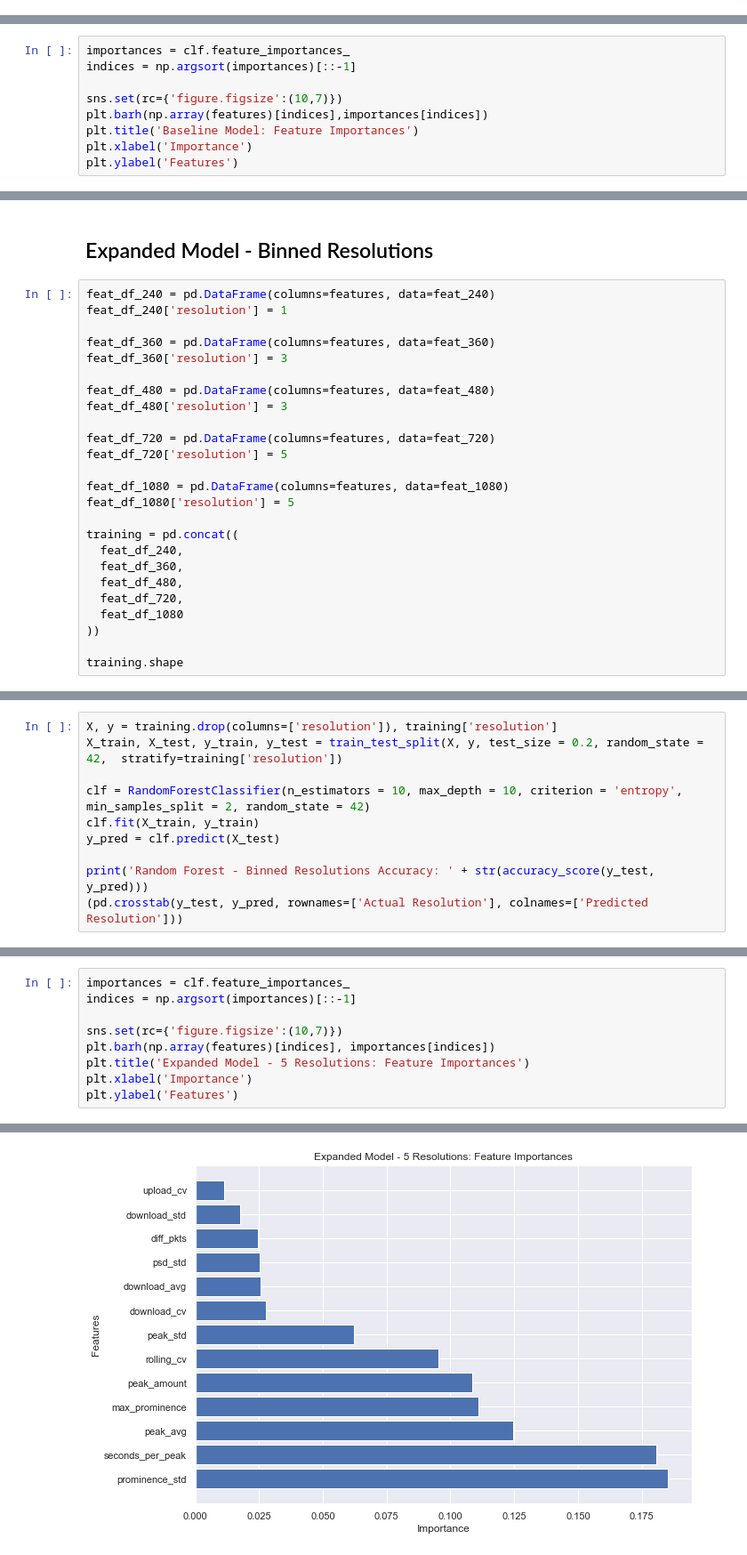
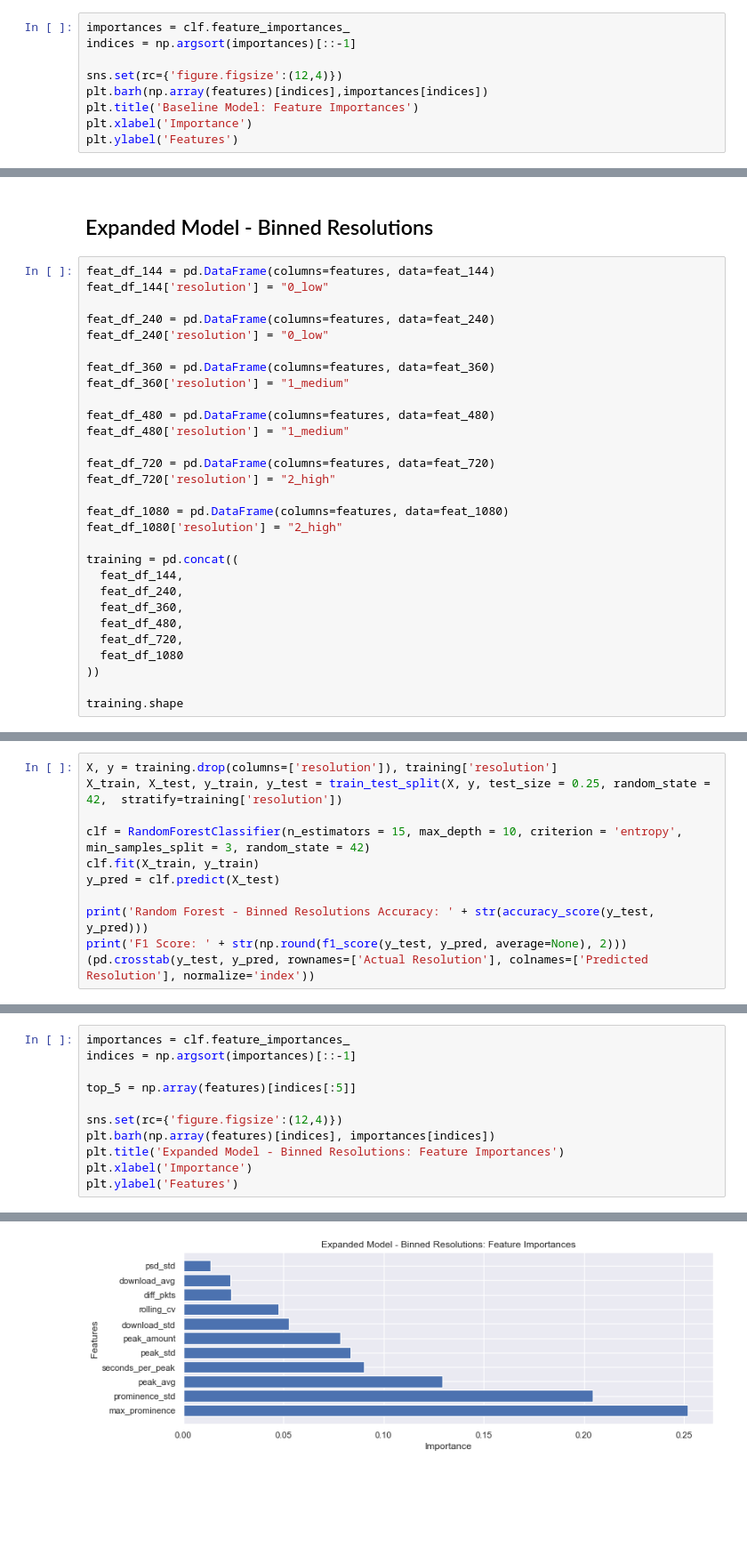
Before and after one commit to stephdoan/ResRecovery, a Jupyter notebook: notebooks/03_Random_Forest_Models.ipynb, the cells around one changed output, grey strips where cells are left out. Shown at 89% size. Cells and saved outputs as stored; diff of their text form; blank space fills up the shorter version.

```diff
--- a/notebooks/03_Random_Forest_Models.ipynb
+++ b/notebooks/03_Random_Forest_Models.ipynb
@@ -85,0 +139,9 @@ training.shape
+# %%
+importances = clf.feature_importances_
+indices = np.argsort(importances)[::-1]
+
+sns.set(rc={'figure.figsize':(12,4)})
+plt.barh(np.array(features)[indices],importances[indices])
+plt.title('Baseline Model: Feature Importances')
+plt.xlabel('Importance')
+plt.ylabel('Features')
@@ -103,9 +187,0 @@ Random Forest - Baseline Accuracy: 0.9545454545454546
-# %%
-importances = clf.feature_importances_
-indices = np.argsort(importances)[::-1]
-
-sns.set(rc={'figure.figsize':(10,7)})
-plt.barh(np.array(features)[indices],importances[indices])
-plt.title('Baseline Model: Feature Importances')
-plt.xlabel('Importance')
-plt.ylabel('Features')
@@ -160,22 +200,26 @@ Text(0, 0.5, 'Features')
 # %% [markdown]
 ## Expanded Model - Binned Resolutions
 # %%
+feat_df_144 = pd.DataFrame(columns=features, data=feat_144)
+feat_df_144['resolution'] = "0_low"
+
 feat_df_240 = pd.DataFrame(columns=features, data=feat_240)
-feat_df_240['resolution'] = 1
+feat_df_240['resolution'] = "0_low"
 
 feat_df_360 = pd.DataFrame(columns=features, data=feat_360)
-feat_df_360['resolution'] = 3
+feat_df_360['resolution'] = "1_medium"
 
 feat_df_480 = pd.DataFrame(columns=features, data=feat_480)
-feat_df_480['resolution'] = 3
+feat_df_480['resolution'] = "1_medium"
 
 feat_df_720 = pd.DataFrame(columns=features, data=feat_720)
-feat_df_720['resolution'] = 5
+feat_df_720['resolution'] = "2_high"
 
 feat_df_1080 = pd.DataFrame(columns=features, data=feat_1080)
-feat_df_1080['resolution'] = 5
+feat_df_1080['resolution'] = "2_high"
 
 training = pd.concat((
+  feat_df_144,
   feat_df_240,
   feat_df_360,
   feat_df_480,
@@ -189,11 +233,12 @@ training.shape
 # %%
 X, y = training.drop(columns=['resolution']), training['resolution']
-X_train, X_test, y_train, y_test = train_test_split(X, y, test_size = 0.2, random_state = 42,  stratify=training['resolution'])
+X_train, X_test, y_train, y_test = train_test_split(X, y, test_size = 0.25, random_state = 42,  stratify=training['resolution'])
 
-clf = RandomForestClassifier(n_estimators = 10, max_depth = 10, criterion = 'entropy', min_samples_split = 2, random_state = 42)
+clf = RandomForestClassifier(n_estimators = 15, max_depth = 10, criterion = 'entropy', min_samples_split = 3, random_state = 42)
 clf.fit(X_train, y_train)
 y_pred = clf.predict(X_test)
 
 print('Random Forest - Binned Resolutions Accuracy: ' + str(accuracy_score(y_test, y_pred)))
-(pd.crosstab(y_test, y_pred, rownames=['Actual Resolution'], colnames=['Predicted Resolution']))
+print('F1 Score: ' + str(np.round(f1_score(y_test, y_pred, average=None), 2)))
+(pd.crosstab(y_test, y_pred, rownames=['Actual Resolution'], colnames=['Predicted Resolution'], normalize='index'))
 # %% [output]
@@ -206,12 +260,14 @@ Random Forest - Binned Resolutions Accuracy: 0.8356164383561644
 # %%
 importances = clf.feature_importances_
 indices = np.argsort(importances)[::-1]
 
-sns.set(rc={'figure.figsize':(10,7)})
+top_5 = np.array(features)[indices[:5]]
+
+sns.set(rc={'figure.figsize':(12,4)})
 plt.barh(np.array(features)[indices], importances[indices])
-plt.title('Expanded Model - 5 Resolutions: Feature Importances')
+plt.title('Expanded Model - Binned Resolutions: Feature Importances')
 plt.xlabel('Importance')
 plt.ylabel('Features')
 # %% [output]
 Text(0, 0.5, 'Features')
-[figure, old version]
+[figure, new version]
```
Also changed, not shown: parts of 24 cells of this notebook, 21 other files.
